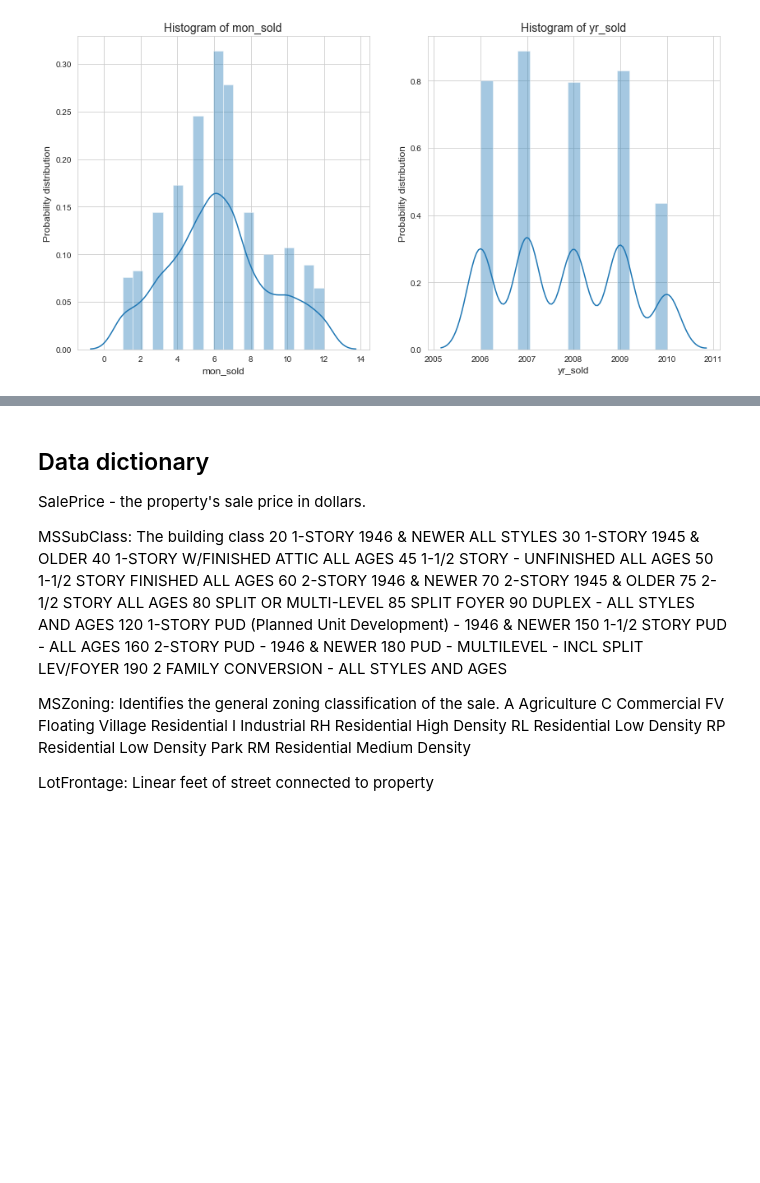
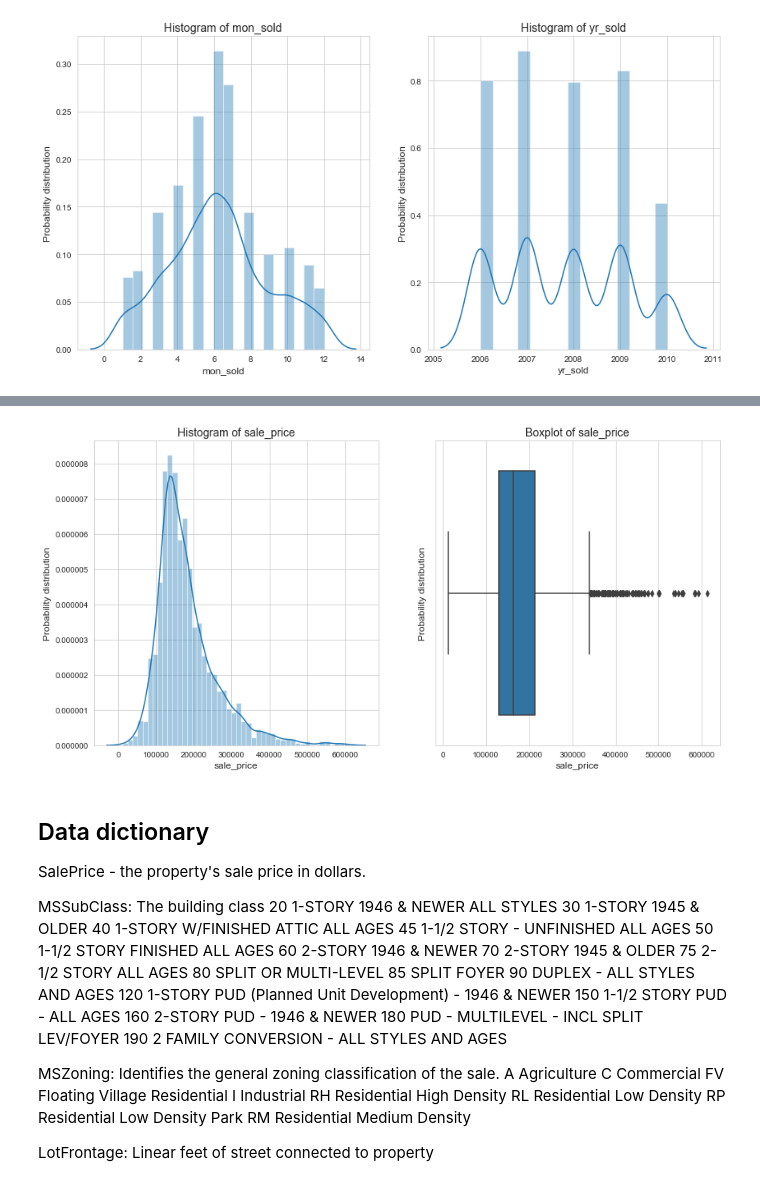
Before and after one commit to sgodfrey66/Housing_prices, a Jupyter notebook: code/EDA_and_cleaning.ipynb, the cells around one changed output, grey strips where cells are left out. Drawn from its saved outputs; the diff is of its cells as text; code cells hidden in the pictures; blank space fills up the shorter version.

```diff
--- a/code/EDA_and_cleaning.ipynb
+++ b/code/EDA_and_cleaning.ipynb
@@ -138,6 +138,29 @@ def subplot_histograms(df, list_of_cols,
         ax[i].set_title(list_of_titles[i], fontsize = 14)
         ax[i].set_xlabel(list_of_xlabels[i], fontsize = 12)
         ax[i].set_ylabel(list_of_ylabels[i], fontsize = 12)
+
+
+# function to plot a histogram and
+def single_hist_box(df, col,
+                    list_of_titles,
+                    list_of_xlabels,
+                    list_of_ylabels,
+                    figsize):
+
+    # You'll want to specify your figsize
+    fig, ax = plt.subplots(nrows=1, ncols=2, figsize = figsize)
+
+    # Plot the histogram
+    ax[0] = sns.distplot(df[col], ax = ax[0])
+    ax[0].set_title(list_of_titles[0], fontsize = 14)
+    ax[0].set_xlabel(list_of_xlabels[0], fontsize = 12)
+    ax[0].set_ylabel(list_of_ylabels[0], fontsize = 12)
+
+    # Plot the boxplot
+    ax[1] = sns.boxplot(df[col], ax = ax[1])
+    ax[1].set_title(list_of_titles[1], fontsize = 14)
+    ax[1].set_xlabel(list_of_xlabels[1], fontsize = 12)
+    ax[1].set_ylabel(list_of_ylabels[1], fontsize = 12)
 # %%
 # Examine Low Qual Fin SF
 a_trn[a_trn['Low Qual Fin SF']!=0].shape
@@ -504,0 +540,8 @@ X1_trn.to_csv(os.path.join(data_path, train_dataframe_name))
+# %%
+# Set up the training and testing
+y_trn = a_trn[targ]
+y_trn.rename(columns = {'SalePrice':'sale_price'}, inplace = True)
+
+
+print(y_trn.shape)
+y_trn.head()
@@ -504,0 +556,12 @@ X1_trn.to_csv(os.path.join(data_path, train_dataframe_name))
+# %%
+# Plot the dependent variable
+df = y_trn
+col = 'sale_price'
+
+titles = ['Histogram of ' + str(col), 'Boxplot of ' + str(col) ]
+xlabels = [col, col]
+ylabels = ['Probability distribution', 'Probability distribution']
+
+single_hist_box(df, col, titles, xlabels, ylabels, (14,7))
+# %% [output]
+[figure, added]
```
Also changed, not shown: parts of 23 cells of this notebook, 3 other files.
